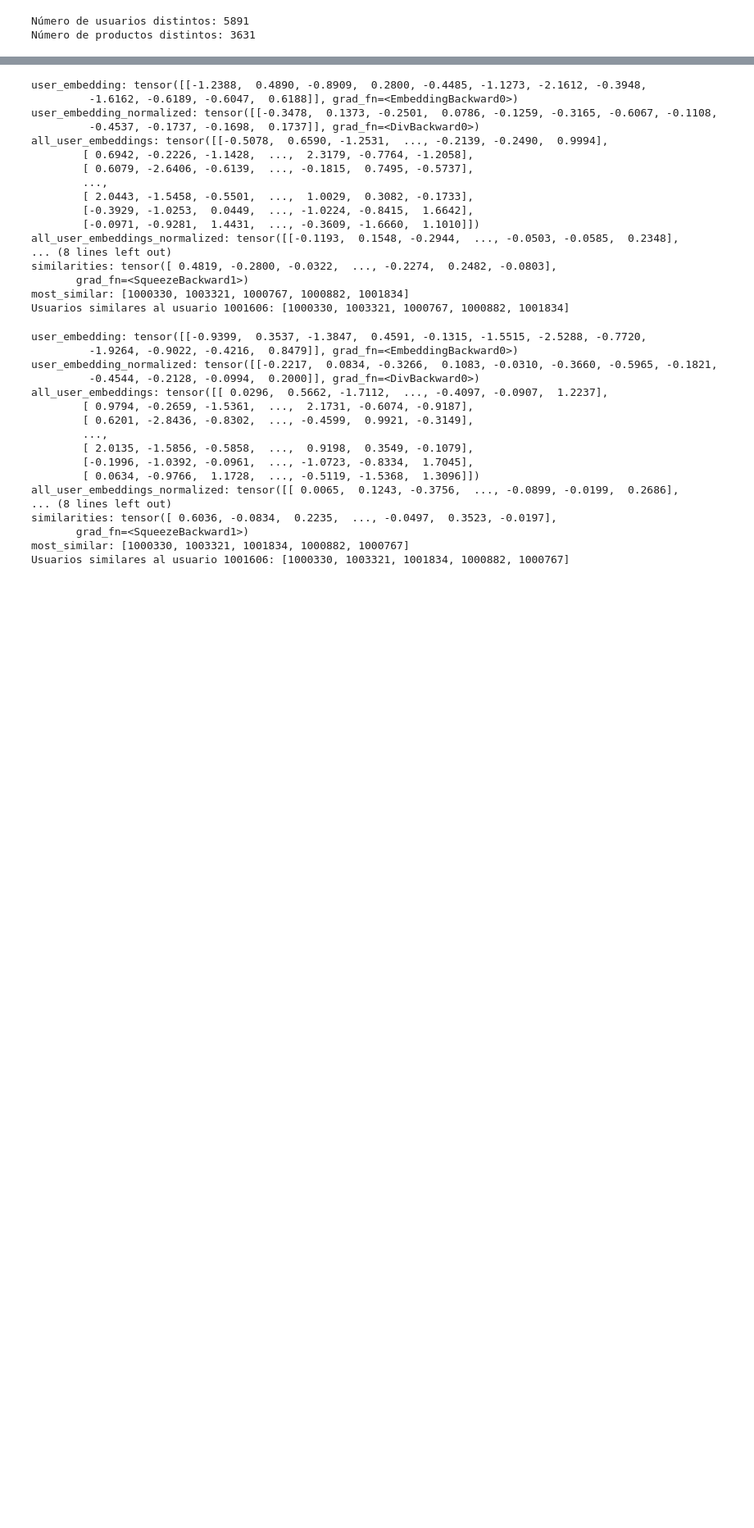
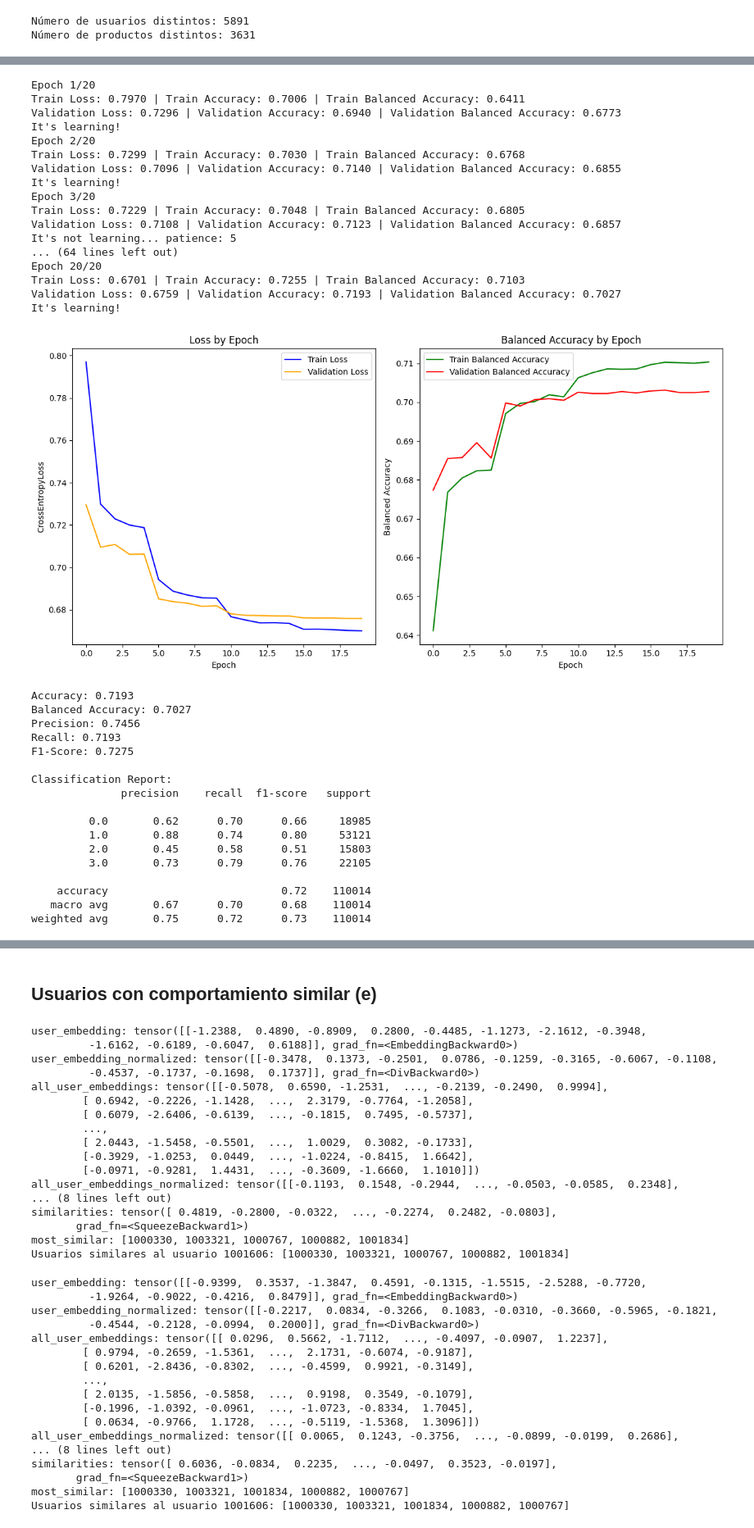
Before and after one commit to claudiobarril/aprendizaje_profundo, a Jupyter notebook: Deep_Learning_TP_Cohorte_17_5B2024.ipynb, the cells around one changed output, grey strips where cells are left out. Shown at 82% size. Drawn from its saved outputs; the diff is of its cells as text; code cells hidden in the pictures; blank space fills up the shorter version.

```diff
--- a/Deep_Learning_TP_Cohorte_17_5B2024.ipynb
+++ b/Deep_Learning_TP_Cohorte_17_5B2024.ipynb
@@ -1608,0 +1856,70 @@ Early stopping triggered at epoch 25
+# %%
+trainer_with_embeddings_v4 = TrainerWithEmbeddings(
+    model=nnet_with_embeddings,
+    device=device,
+    optimizer=optimizer,
+    criterion=criterion,
+    scheduler=scheduler,
+    early_stopper=EarlyStopper(patience=5, mode="min"),
+    save_best_model=True,
+    best_model_name="nn_embeddings_v4.pth"
+)
+# %%
+trainer_with_embeddings_v4.fit(
+    train_dataloader=train_dataloader_embeddings,
+    val_dataloader=test_dataloader_embeddings,
+    epochs=20
+)
+
+# Retrieve metrics
+train_loss_by_epoch, valid_loss_by_epoch, train_accuracy_by_epoch, valid_accuracy_by_epoch = trainer_with_embeddings_v4.get_training_metrics()
+
+# Plot metrics
+printTrainLossVsValidLossAndAccuracy(
+    train_loss_by_epoch,
+    valid_loss_by_epoch,
+    train_accuracy_by_epoch,
+    valid_accuracy_by_epoch,
+)
+
+# Predict on test set
+y_true, y_pred = trainer_with_embeddings_v4.predict(test_dataloader_embeddings)
+
+# Evaluate predictions
+evaluate_classifier(nnet, y_pred)
+# %% [output]
+Epoch 1/20
+Train Loss: 0.7970 | Train Accuracy: 0.7006 | Train Balanced Accuracy: 0.6411
+Validation Loss: 0.7296 | Validation Accuracy: 0.6940 | Validation Balanced Accuracy: 0.6773
+It's learning!
+Epoch 2/20
+Train Loss: 0.7299 | Train Accuracy: 0.7030 | Train Balanced Accuracy: 0.6768
+Validation Loss: 0.7096 | Validation Accuracy: 0.7140 | Validation Balanced Accuracy: 0.6855
+It's learning!
+Epoch 3/20
+Train Loss: 0.7229 | Train Accuracy: 0.7048 | Train Balanced Accuracy: 0.6805
+Validation Loss: 0.7108 | Validation Accuracy: 0.7123 | Validation Balanced Accuracy: 0.6857
+It's not learning... patience: 5
+... (64 lines left out)
+Epoch 20/20
+Train Loss: 0.6701 | Train Accuracy: 0.7255 | Train Balanced Accuracy: 0.7103
+Validation Loss: 0.6759 | Validation Accuracy: 0.7193 | Validation Balanced Accuracy: 0.7027
+It's learning!
+[figure, added]
+Accuracy: 0.7193
+Balanced Accuracy: 0.7027
+Precision: 0.7456
+Recall: 0.7193
+F1-Score: 0.7275
+
+Classification Report:
+              precision    recall  f1-score   support
+
+         0.0       0.62      0.70      0.66     18985
+         1.0       0.88      0.74      0.80     53121
+         2.0       0.45      0.58      0.51     15803
+         3.0       0.73      0.79      0.76     22105
+
+    accuracy                           0.72    110014
+   macro avg       0.67      0.70      0.68    110014
+weighted avg       0.75      0.72      0.73    110014
@@ -1609,3 +1927,5 @@ Early stopping triggered at epoch 25
+# %% [markdown]
+## Usuarios con comportamiento similar (e) ##
 # %%
 import torch
 from torch.nn.functional import normalize
```
Also changed, not shown: parts of 34 cells of this notebook.
